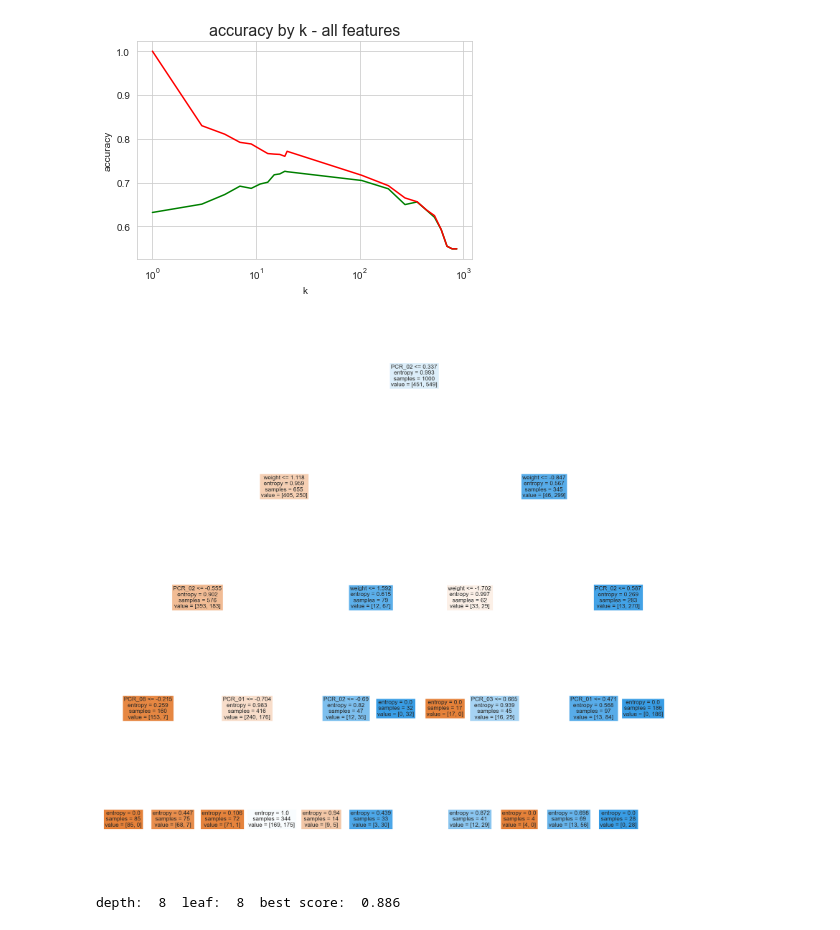
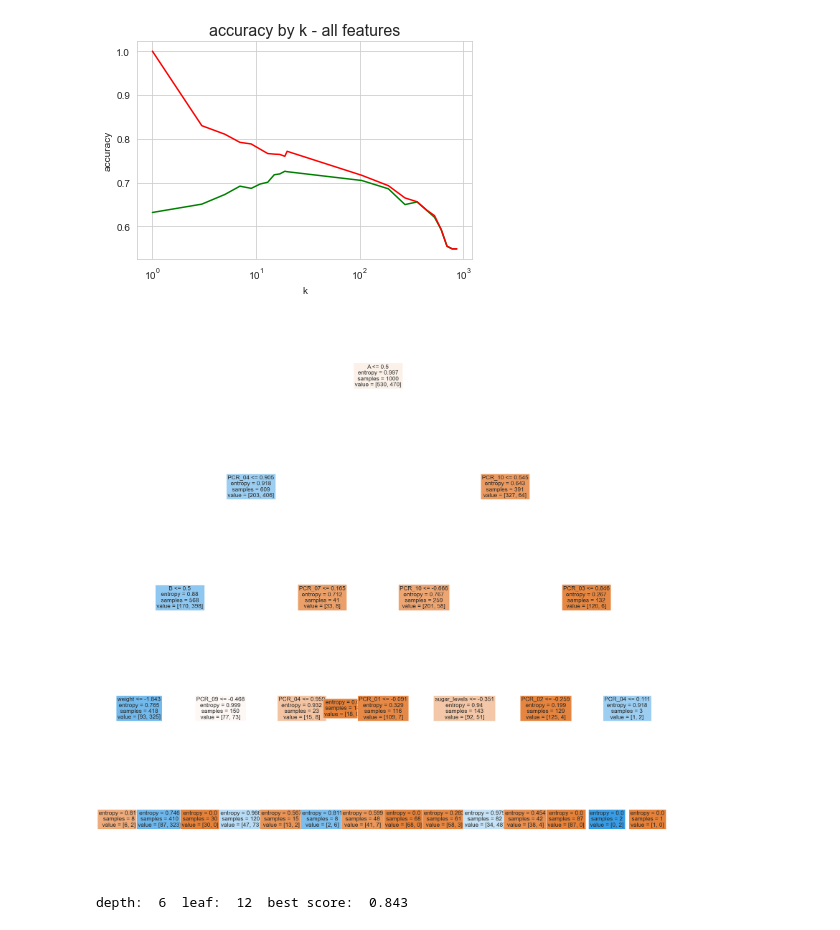
Before and after one commit to gottlieb-ofek/Major2_ML, a Jupyter notebook: 325012029-316351824.ipynb, the cells around one changed output. Cells and saved outputs as stored; diff of their text form; code cells hidden in the pictures.

```diff
--- a/325012029-316351824.ipynb
+++ b/325012029-316351824.ipynb
@@ -182,13 +182,14 @@ plt.semilogx(k_values, mean_training, color = "red", label = "train accuracy")
 [figure]
 # %%
 #(Q7)
+df_labels = train_df_prepared[["risk"]]
 dec_tree = DecisionTreeClassifier(criterion='entropy', max_depth=4)
 dec_tree.fit(df_features, df_labels)
 dec_tree.score(df_features, df_labels)
 fig = plt.figure(figsize=(30, 30))
 _ = plot_tree(dec_tree, filled = True, fontsize=17, feature_names=list(df_features.columns))
 # %% [output]
-[figure, old version]
+[figure, new version]
 # %%
 #(Q8)
 new_dec_tree = DecisionTreeClassifier(criterion='entropy')
@@ -198,7 +199,7 @@ grid_search.fit(df_features, df_labels)
 
 print("depth: ", grid_search.best_estimator_.get_depth(), " leaf: ", grid_search.best_estimator_.min_samples_leaf, " best score: ", grid_search.best_score_)
 # %% [output]
-depth:  8  leaf:  8  best score:  0.886
+depth:  6  leaf:  12  best score:  0.843
 # %%
 train_score = grid_search.cv_results_['mean_train_score']
 test_score = grid_search.cv_results_['mean_test_score']
```
Also changed, not shown: parts of 5 cells of this notebook, 1 other file.
